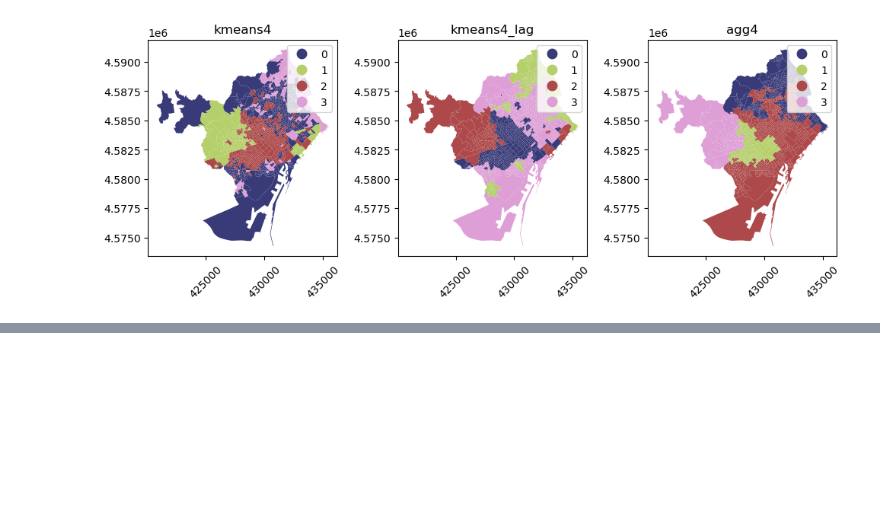
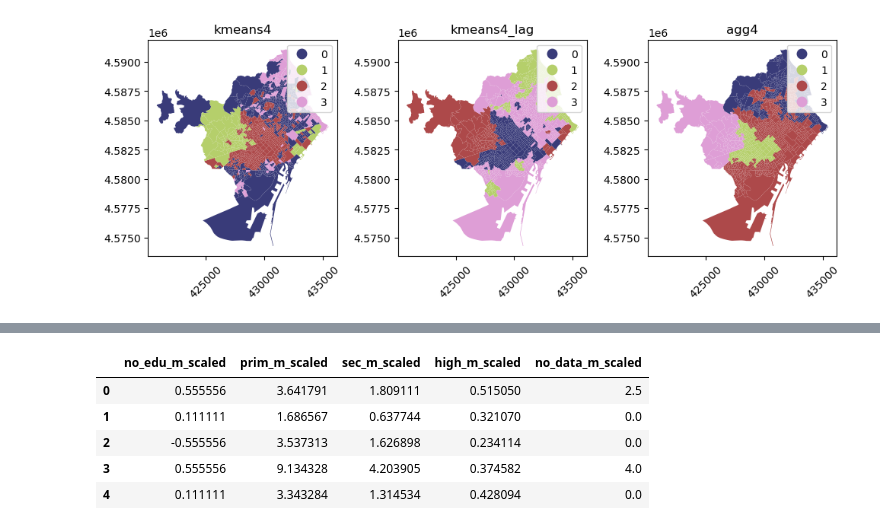
Before and after one commit to novotny-marek/SDS4SG-barcelona-case, a Jupyter notebook: barcelona.ipynb, the cells around one changed output, grey strips where cells are left out. Saved outputs shown, nothing was run; the diff lists cells and outputs as text; code cells hidden in the pictures; blank space fills up the shorter version.

```diff
--- a/barcelona.ipynb
+++ b/barcelona.ipynb
@@ -398,0 +417,9 @@ plt.show()
+# %%
+seccio[men_scaled].head()
+# %% [output]
+|  | no_edu_m_scaled | prim_m_scaled | sec_m_scaled | high_m_scaled | no_data_m_scaled |
+| 0 | 0.555556 | 3.641791 | 1.809111 | 0.515050 | 2.5 |
+| 1 | 0.111111 | 1.686567 | 0.637744 | 0.321070 | 0.0 |
+| 2 | -0.555556 | 3.537313 | 1.626898 | 0.234114 | 0.0 |
+| 3 | 0.555556 | 9.134328 | 4.203905 | 0.374582 | 4.0 |
+| 4 | 0.111111 | 3.343284 | 1.314534 | 0.428094 | 0.0 |
```
Also changed, not shown: parts of 7 cells of this notebook.
